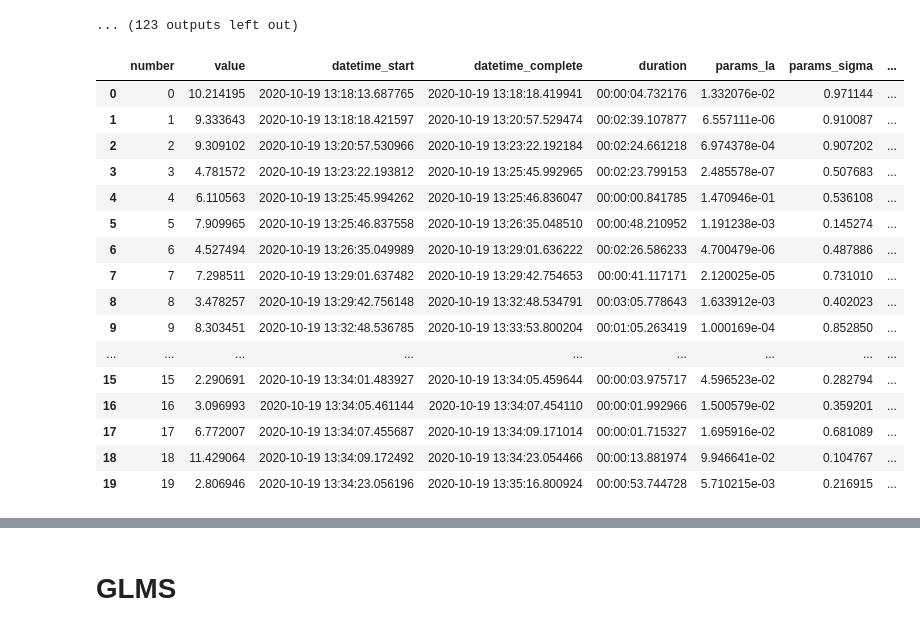
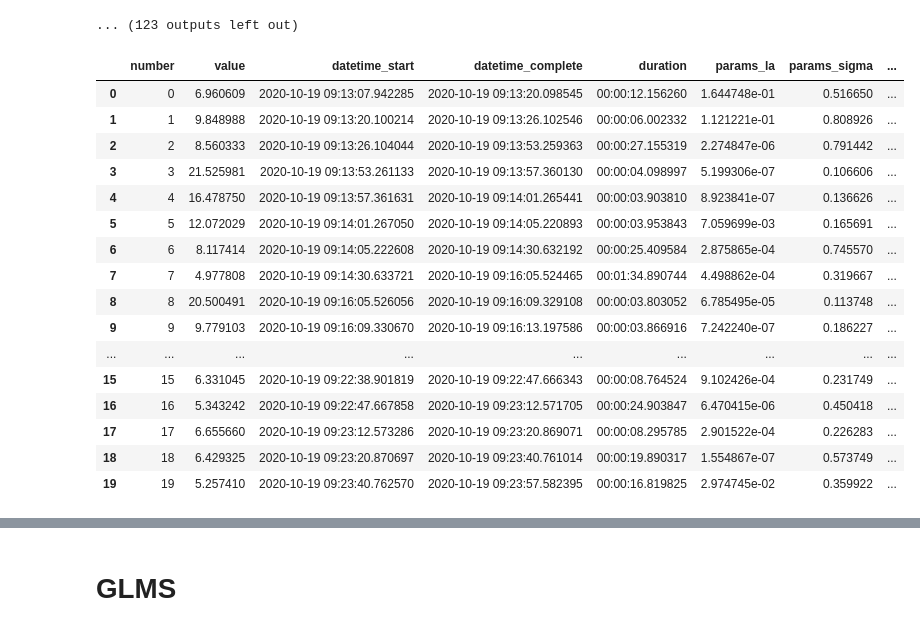
Before and after one commit to umarteau/non_negative_model, a Jupyter notebook: npm_nnf/density_estimation/Density_experimentsHD2.ipynb, the cells around one changed output, grey strips where cells are left out. Saved outputs shown, nothing was run; the diff lists cells and outputs as text; code cells hidden in the pictures.

```diff
--- a/npm_nnf/density_estimation/Density_experimentsHD2.ipynb
+++ b/npm_nnf/density_estimation/Density_experimentsHD2.ipynb
@@ -406,26 +436,25 @@ Finished after 18440 iterations
 [figure]
 ... (123 outputs left out)
 # %%
-version = None
-df,best_params,aux = utils_train.get_results(save_path+'_option3',model = model,version = version)
+df,best_params,aux = utils_train.get_results(save_path+'_option2',model = model,version = None)
 display(df)
 # %% [output]
 |  | number | value | datetime_start | datetime_complete | duration | params_la | params_sigma | ... |
-| 0 | 0 | 10.214195 | 2020-10-19 13:18:13.687765 | 2020-10-19 13:18:18.419941 | 00:00:04.732176 | 1.332076e-02 | 0.971144 | ... |
-| 1 | 1 | 9.333643 | 2020-10-19 13:18:18.421597 | 2020-10-19 13:20:57.529474 | 00:02:39.107877 | 6.557111e-06 | 0.910087 | ... |
-| 2 | 2 | 9.309102 | 2020-10-19 13:20:57.530966 | 2020-10-19 13:23:22.192184 | 00:02:24.661218 | 6.974378e-04 | 0.907202 | ... |
-| 3 | 3 | 4.781572 | 2020-10-19 13:23:22.193812 | 2020-10-19 13:25:45.992965 | 00:02:23.799153 | 2.485578e-07 | 0.507683 | ... |
-| 4 | 4 | 6.110563 | 2020-10-19 13:25:45.994262 | 2020-10-19 13:25:46.836047 | 00:00:00.841785 | 1.470946e-01 | 0.536108 | ... |
-| 5 | 5 | 7.909965 | 2020-10-19 13:25:46.837558 | 2020-10-19 13:26:35.048510 | 00:00:48.210952 | 1.191238e-03 | 0.145274 | ... |
-| 6 | 6 | 4.527494 | 2020-10-19 13:26:35.049989 | 2020-10-19 13:29:01.636222 | 00:02:26.586233 | 4.700479e-06 | 0.487886 | ... |
-| 7 | 7 | 7.298511 | 2020-10-19 13:29:01.637482 | 2020-10-19 13:29:42.754653 | 00:00:41.117171 | 2.120025e-05 | 0.731010 | ... |
-| 8 | 8 | 3.478257 | 2020-10-19 13:29:42.756148 | 2020-10-19 13:32:48.534791 | 00:03:05.778643 | 1.633912e-03 | 0.402023 | ... |
-| 9 | 9 | 8.303451 | 2020-10-19 13:32:48.536785 | 2020-10-19 13:33:53.800204 | 00:01:05.263419 | 1.000169e-04 | 0.852850 | ... |
+| 0 | 0 | 6.960609 | 2020-10-19 09:13:07.942285 | 2020-10-19 09:13:20.098545 | 00:00:12.156260 | 1.644748e-01 | 0.516650 | ... |
+| 1 | 1 | 9.848988 | 2020-10-19 09:13:20.100214 | 2020-10-19 09:13:26.102546 | 00:00:06.002332 | 1.121221e-01 | 0.808926 | ... |
+| 2 | 2 | 8.560333 | 2020-10-19 09:13:26.104044 | 2020-10-19 09:13:53.259363 | 00:00:27.155319 | 2.274847e-06 | 0.791442 | ... |
+| 3 | 3 | 21.525981 | 2020-10-19 09:13:53.261133 | 2020-10-19 09:13:57.360130 | 00:00:04.098997 | 5.199306e-07 | 0.106606 | ... |
+| 4 | 4 | 16.478750 | 2020-10-19 09:13:57.361631 | 2020-10-19 09:14:01.265441 | 00:00:03.903810 | 8.923841e-07 | 0.136626 | ... |
+| 5 | 5 | 12.072029 | 2020-10-19 09:14:01.267050 | 2020-10-19 09:14:05.220893 | 00:00:03.953843 | 7.059699e-03 | 0.165691 | ... |
+| 6 | 6 | 8.117414 | 2020-10-19 09:14:05.222608 | 2020-10-19 09:14:30.632192 | 00:00:25.409584 | 2.875865e-04 | 0.745570 | ... |
+| 7 | 7 | 4.977808 | 2020-10-19 09:14:30.633721 | 2020-10-19 09:16:05.524465 | 00:01:34.890744 | 4.498862e-04 | 0.319667 | ... |
+| 8 | 8 | 20.500491 | 2020-10-19 09:16:05.526056 | 2020-10-19 09:16:09.329108 | 00:00:03.803052 | 6.785495e-05 | 0.113748 | ... |
+| 9 | 9 | 9.779103 | 2020-10-19 09:16:09.330670 | 2020-10-19 09:16:13.197586 | 00:00:03.866916 | 7.242240e-07 | 0.186227 | ... |
 | ... | ... | ... | ... | ... | ... | ... | ... | ... |
-| 15 | 15 | 2.290691 | 2020-10-19 13:34:01.483927 | 2020-10-19 13:34:05.459644 | 00:00:03.975717 | 4.596523e-02 | 0.282794 | ... |
-| 16 | 16 | 3.096993 | 2020-10-19 13:34:05.461144 | 2020-10-19 13:34:07.454110 | 00:00:01.992966 | 1.500579e-02 | 0.359201 | ... |
-| 17 | 17 | 6.772007 | 2020-10-19 13:34:07.455687 | 2020-10-19 13:34:09.171014 | 00:00:01.715327 | 1.695916e-02 | 0.681089 | ... |
-| 18 | 18 | 11.429064 | 2020-10-19 13:34:09.172492 | 2020-10-19 13:34:23.054466 | 00:00:13.881974 | 9.946641e-02 | 0.104767 | ... |
-| 19 | 19 | 2.806946 | 2020-10-19 13:34:23.056196 | 2020-10-19 13:35:16.800924 | 00:00:53.744728 | 5.710215e-03 | 0.216915 | ... |
+| 15 | 15 | 6.331045 | 2020-10-19 09:22:38.901819 | 2020-10-19 09:22:47.666343 | 00:00:08.764524 | 9.102426e-04 | 0.231749 | ... |
+| 16 | 16 | 5.343242 | 2020-10-19 09:22:47.667858 | 2020-10-19 09:23:12.571705 | 00:00:24.903847 | 6.470415e-06 | 0.450418 | ... |
+| 17 | 17 | 6.655660 | 2020-10-19 09:23:12.573286 | 2020-10-19 09:23:20.869071 | 00:00:08.295785 | 2.901522e-04 | 0.226283 | ... |
+| 18 | 18 | 6.429325 | 2020-10-19 09:23:20.870697 | 2020-10-19 09:23:40.761014 | 00:00:19.890317 | 1.554867e-07 | 0.573749 | ... |
+| 19 | 19 | 5.257410 | 2020-10-19 09:23:40.762570 | 2020-10-19 09:23:57.582395 | 00:00:16.819825 | 2.974745e-02 | 0.359922 | ... |
 # %%
 eta = 0
```
Also changed, not shown: parts of 11 cells of this notebook, 5 other files.
